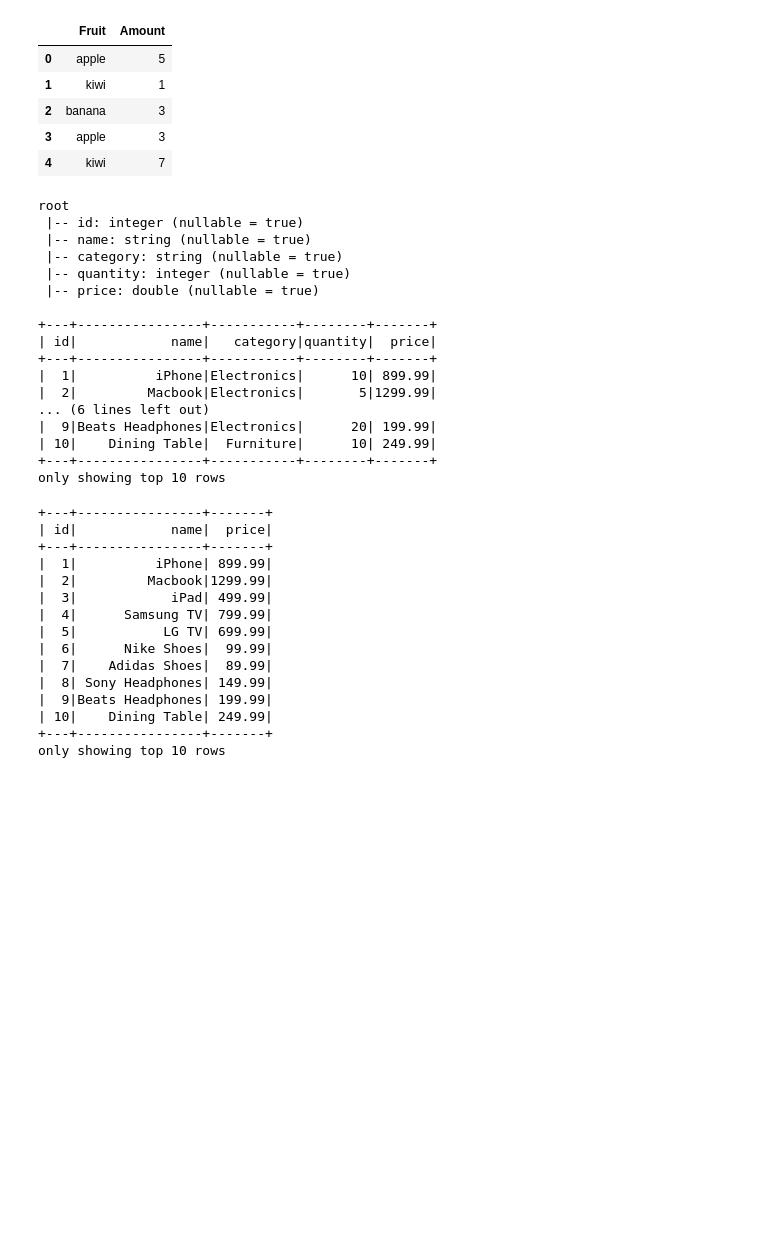
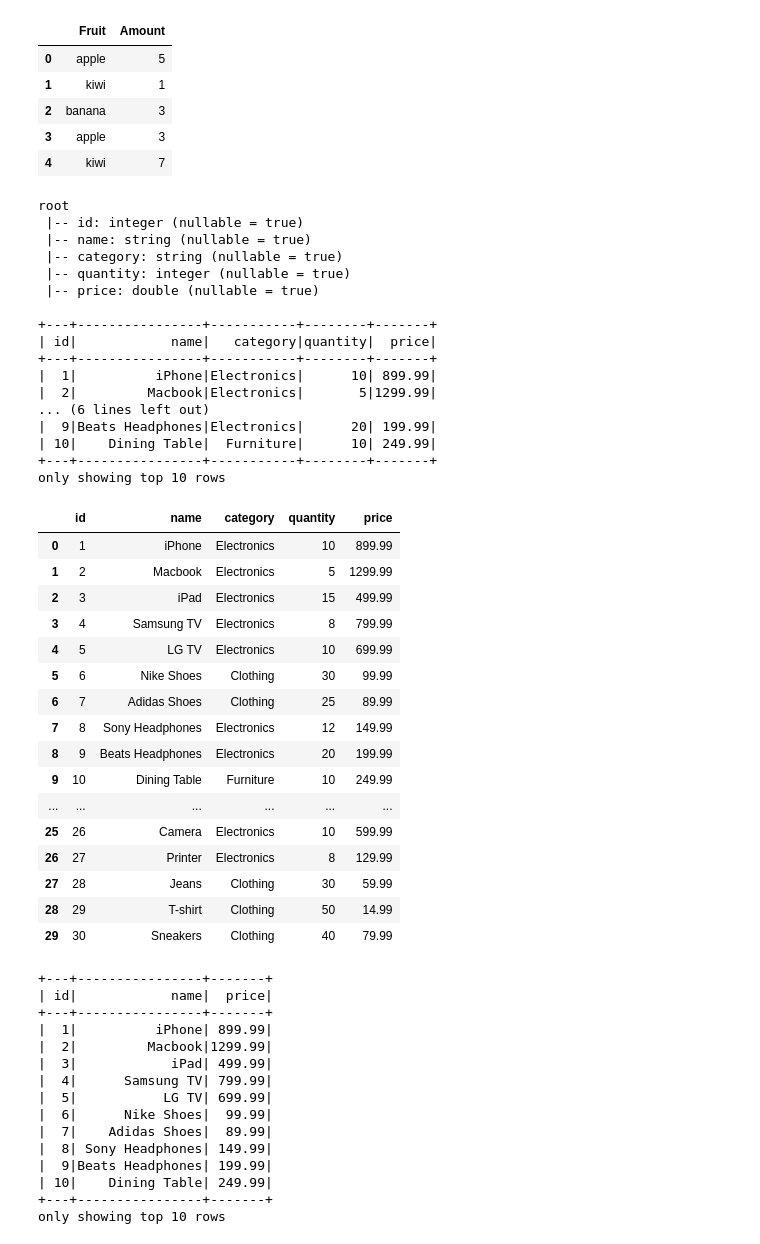
Before and after one commit to mingfujacky/Lecture-Big-Data, a Jupyter notebook: file/code/pyspark_basic.ipynb, the cells around one changed output. Drawn from its saved outputs; the diff is of its cells as text; code cells hidden in the pictures; blank space fills up the shorter version.

```diff
--- a/file/code/pyspark_basic.ipynb
+++ b/file/code/pyspark_basic.ipynb
@@ -129,30 +134,49 @@ spark = SparkSession.builder.appName("DataFrame_demo").getOrCreate()
 # %%
 # load data into DataFrame
 
 data_file_path = "../txt/stocks.txt"
 df = spark.read.csv(data_file_path, header=True, inferSchema=True)
 
 # Show the first few rows of the DataFrame
 df.printSchema()
 df.show(10)
+pretty_df = df.toPandas() # well-formatted data frame by pandas style
+pretty_df
 # %% [output]
 root
  |-- id: integer (nullable = true)
  |-- name: string (nullable = true)
  |-- category: string (nullable = true)
  |-- quantity: integer (nullable = true)
  |-- price: double (nullable = true)
 
 +---+----------------+-----------+--------+-------+
 | id|            name|   category|quantity|  price|
 +---+----------------+-----------+--------+-------+
 |  1|          iPhone|Electronics|      10| 899.99|
 |  2|         Macbook|Electronics|       5|1299.99|
 ... (6 lines left out)
 |  9|Beats Headphones|Electronics|      20| 199.99|
 | 10|    Dining Table|  Furniture|      10| 249.99|
 +---+----------------+-----------+--------+-------+
 only showing top 10 rows
+|  | id | name | category | quantity | price |
+| 0 | 1 | iPhone | Electronics | 10 | 899.99 |
+| 1 | 2 | Macbook | Electronics | 5 | 1299.99 |
+| 2 | 3 | iPad | Electronics | 15 | 499.99 |
+| 3 | 4 | Samsung TV | Electronics | 8 | 799.99 |
+| 4 | 5 | LG TV | Electronics | 10 | 699.99 |
+| 5 | 6 | Nike Shoes | Clothing | 30 | 99.99 |
+| 6 | 7 | Adidas Shoes | Clothing | 25 | 89.99 |
+| 7 | 8 | Sony Headphones | Electronics | 12 | 149.99 |
+| 8 | 9 | Beats Headphones | Electronics | 20 | 199.99 |
+| 9 | 10 | Dining Table | Furniture | 10 | 249.99 |
+| ... | ... | ... | ... | ... | ... |
+| 25 | 26 | Camera | Electronics | 10 | 599.99 |
+| 26 | 27 | Printer | Electronics | 8 | 129.99 |
+| 27 | 28 | Jeans | Clothing | 30 | 59.99 |
+| 28 | 29 | T-shirt | Clothing | 50 | 14.99 |
+| 29 | 30 | Sneakers | Clothing | 40 | 79.99 |
 # %%
 # select specific columns
 selected_columns = df.select("id", "name", "price")
```
Also changed, not shown: parts of 7 cells of this notebook, 33 other files.
